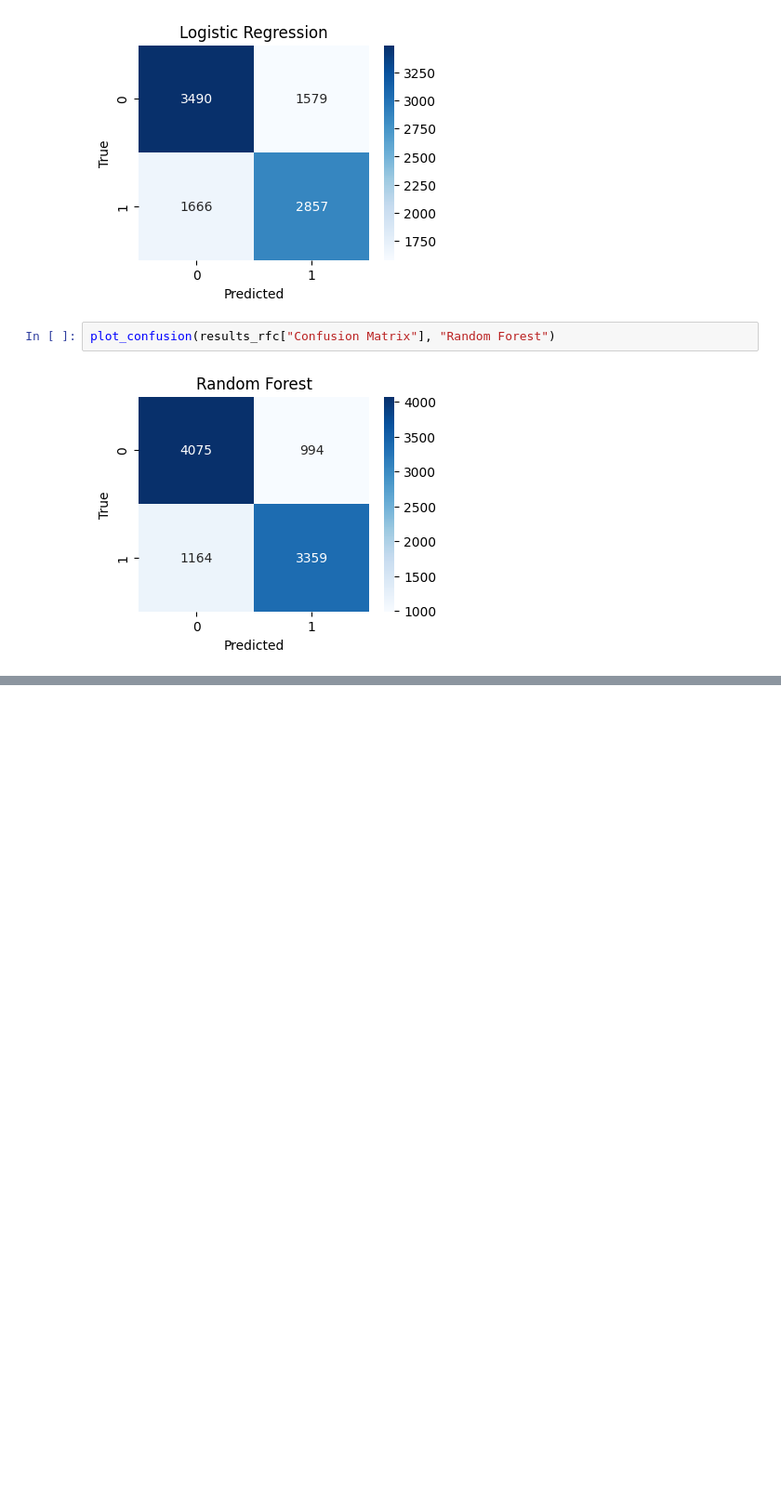
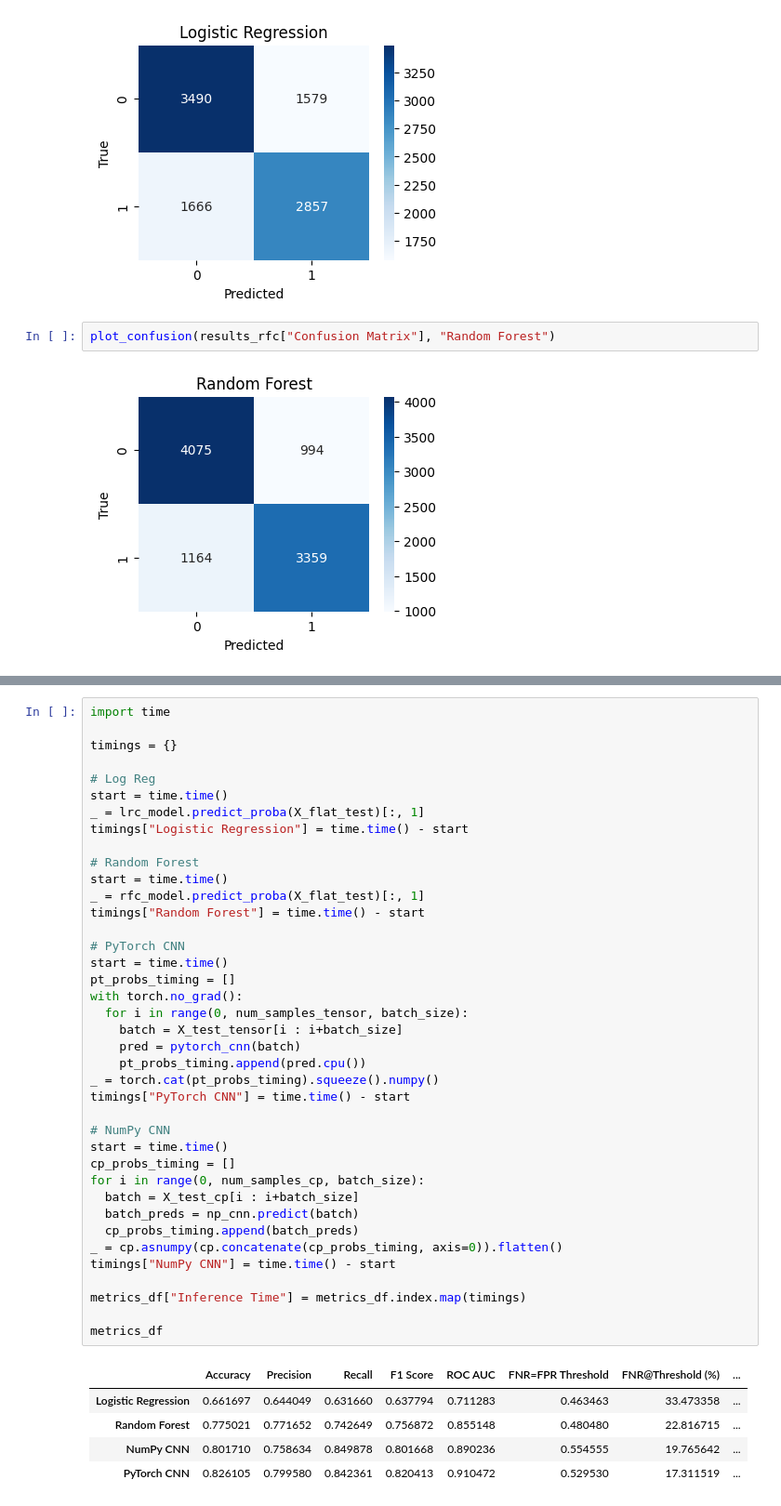
Before and after one commit to parthkotwal/braai-cnn, a Jupyter notebook: 4_models_comparison.ipynb, the cells around one changed output, grey strips where cells are left out. Shown at 93% size. Cells and saved outputs as stored; diff of their text form; blank space fills up the shorter version.

```diff
--- a/4_models_comparison.ipynb
+++ b/4_models_comparison.ipynb
@@ -246,0 +326,45 @@ plot_confusion(results_pt["Confusion Matrix"], "PyTorch CNN")
+# %%
+import time
+
+timings = {}
+
+# Log Reg
+start = time.time()
+_ = lrc_model.predict_proba(X_flat_test)[:, 1]
+timings["Logistic Regression"] = time.time() - start
+
+# Random Forest
+start = time.time()
+_ = rfc_model.predict_proba(X_flat_test)[:, 1]
+timings["Random Forest"] = time.time() - start
+
+# PyTorch CNN
+start = time.time()
+pt_probs_timing = []
+with torch.no_grad():
+  for i in range(0, num_samples_tensor, batch_size):
+    batch = X_test_tensor[i : i+batch_size]
+    pred = pytorch_cnn(batch)
+    pt_probs_timing.append(pred.cpu())
+_ = torch.cat(pt_probs_timing).squeeze().numpy()
+timings["PyTorch CNN"] = time.time() - start
+
+# NumPy CNN
+start = time.time()
+cp_probs_timing = []
+for i in range(0, num_samples_cp, batch_size):
+  batch = X_test_cp[i : i+batch_size]
+  batch_preds = np_cnn.predict(batch)
+  cp_probs_timing.append(batch_preds)
+_ = cp.asnumpy(cp.concatenate(cp_probs_timing, axis=0)).flatten()
+timings["NumPy CNN"] = time.time() - start
+
+metrics_df["Inference Time"] = metrics_df.index.map(timings)
+
+metrics_df
+# %% [output]
+|  | Accuracy | Precision | Recall | F1 Score | ROC AUC | FNR=FPR Threshold | FNR@Threshold (%) | ... |
+| Logistic Regression | 0.661697 | 0.644049 | 0.631660 | 0.637794 | 0.711283 | 0.463463 | 33.473358 | ... |
+| Random Forest | 0.775021 | 0.771652 | 0.742649 | 0.756872 | 0.855148 | 0.480480 | 22.816715 | ... |
+| NumPy CNN | 0.801710 | 0.758634 | 0.849878 | 0.801668 | 0.890236 | 0.554555 | 19.765642 | ... |
+| PyTorch CNN | 0.826105 | 0.799580 | 0.842361 | 0.820413 | 0.910472 | 0.529530 | 17.311519 | ... |
```
Also changed, not shown: parts of 13 cells of this notebook, 5 other files.
